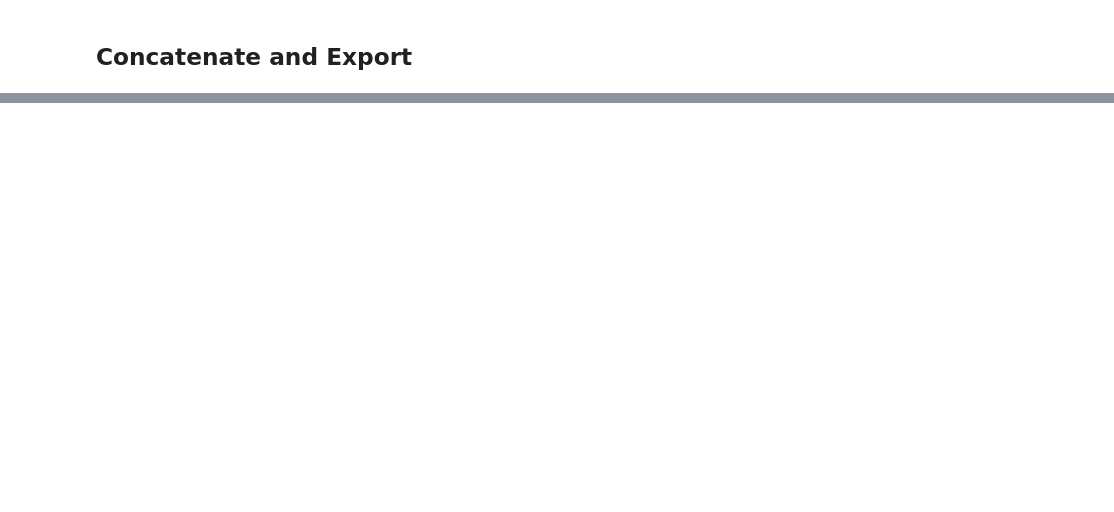
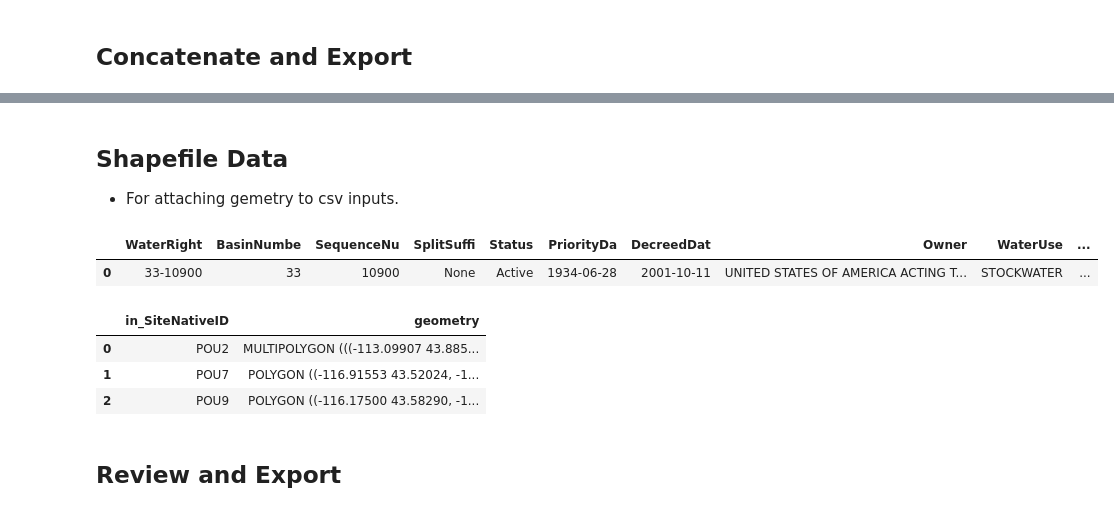
Before and after one commit to WSWCWaterDataExchange/MappingStatesDataToWaDE2.0, a Jupyter notebook: Idaho/WaterAllocation/0_PreProcessIdahoAllocationData.ipynb, the cells around one changed output, grey strips where cells are left out. Cells and saved outputs as stored; diff of their text form; code cells hidden in the pictures; blank space fills up the shorter version.

```diff
--- a/Idaho/WaterAllocation/0_PreProcessIdahoAllocationData.ipynb
+++ b/Idaho/WaterAllocation/0_PreProcessIdahoAllocationData.ipynb
@@ -404,2 +450,28 @@ outdf
+# %% [markdown]
+## Shapefile Data
+- For attaching gemetry to csv inputs.
+# %%
+# PoU Shapefile Data
+# Shapefile input
+ShapeFileInput = gpd.read_file('shapefile/ID_PoU.shp')
+dfPoUshapetemp = pd.DataFrame(ShapeFileInput)
+dfPoUshapetemp.head(1)
+# %% [output]
+|  | WaterRight | BasinNumbe | SequenceNu | SplitSuffi | Status | PriorityDa | DecreedDat | Owner | WaterUse | ... |
+| 0 | 33-10900 | 33 | 10900 | None | Active | 1934-06-28 | 2001-10-11 | UNITED STATES OF AMERICA ACTING T... | STOCKWATER | ... |
+# %%
+columnsList = ['in_SiteNativeID', 'geometry']
+dfPoUshape = pd.DataFrame(columns=columnsList)
+dfPoUshape['in_SiteNativeID'] = "POU" + dfPoUshapetemp['PlaceOfUse'].astype(str)
+dfPoUshape['geometry'] = dfPoUshapetemp['geometry']
+dfPoUshape = dfPoUshape.drop_duplicates(subset=None, keep='first', inplace=False, ignore_index=False)
+dfPoUshape.head(3)
+# %% [output]
+|  | in_SiteNativeID | geometry |
+| 0 | POU2 | MULTIPOLYGON (((-113.09907 43.885... |
+| 1 | POU7 | POLYGON ((-116.91553 43.52024, -1... |
+| 2 | POU9 | POLYGON ((-116.17500 43.58290, -1... |
+# %% [markdown]
+## Review and Export
 # %%
 outdf.dtypes
```
Also changed, not shown: parts of 17 cells of this notebook, 22 other files.
